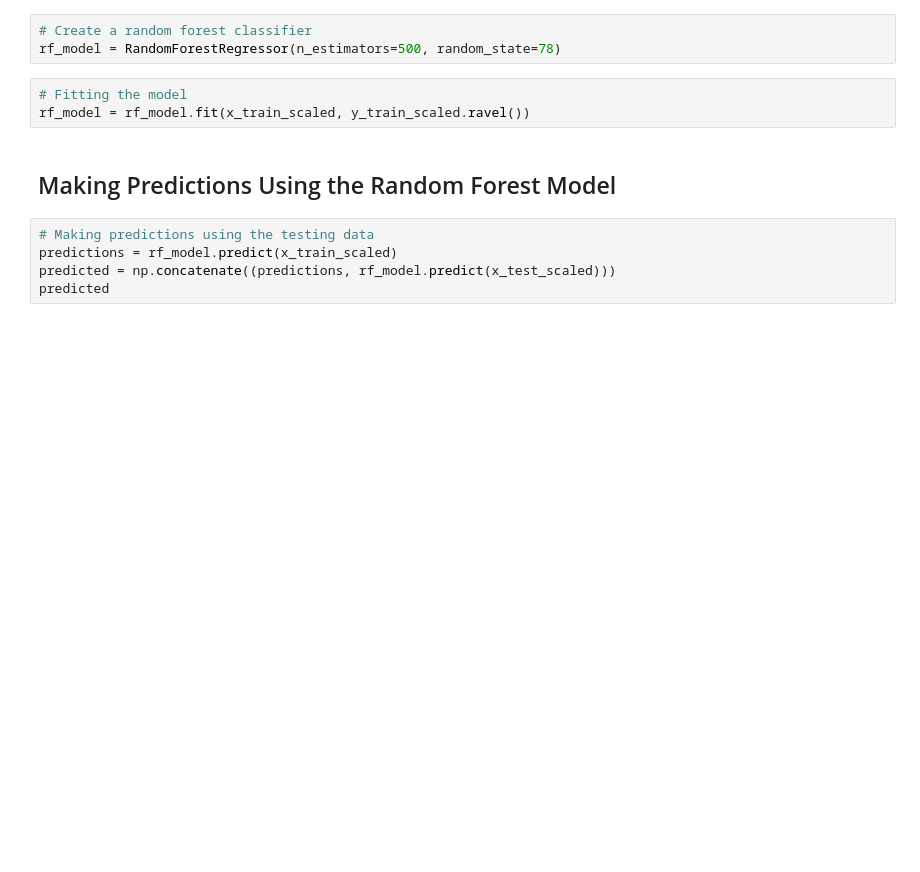
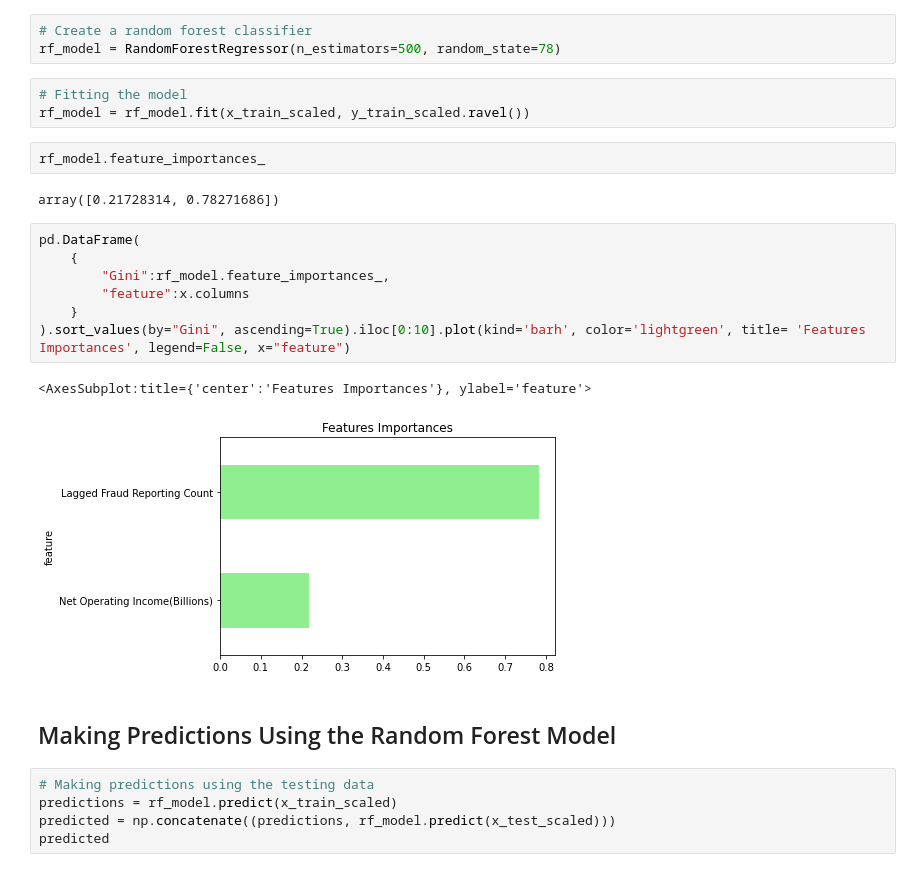
Before and after one commit to AkanSri/Project2, a Jupyter notebook: random_forest.ipynb, the cells around one changed output. Saved outputs shown, nothing was run; the diff lists cells and outputs as text; blank space fills up the shorter version.

```diff
--- a/random_forest.ipynb
+++ b/random_forest.ipynb
@@ -95,6 +99,20 @@ rf_model = RandomForestRegressor(n_estimators=500, random_state=78)
 # %%
 # Fitting the model
 rf_model = rf_model.fit(x_train_scaled, y_train_scaled.ravel())
+# %%
+rf_model.feature_importances_
+# %% [output]
+array([0.21728314, 0.78271686])
+# %%
+pd.DataFrame(
+    {
+        "Gini":rf_model.feature_importances_,
+        "feature":x.columns
+    }
+).sort_values(by="Gini", ascending=True).iloc[0:10].plot(kind='barh', color='lightgreen', title= 'Features Importances', legend=False, x="feature")
+# %% [output]
+<AxesSubplot:title={'center':'Features Importances'}, ylabel='feature'>
+[figure, added]
 # %% [markdown]
 ## Making Predictions Using the Random Forest Model
 # %%
```
Also changed, not shown: parts of 8 cells of this notebook, 4 other files.
